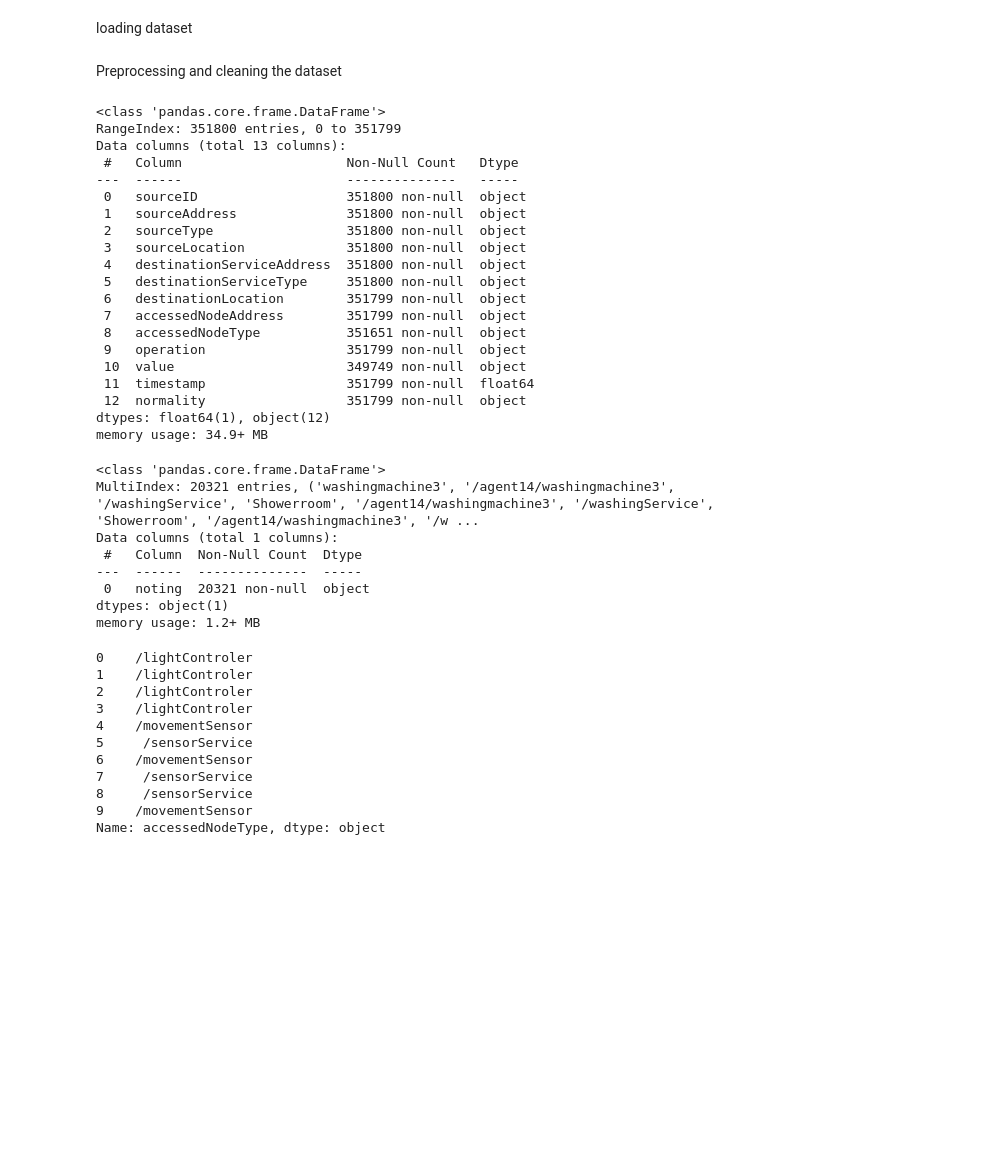
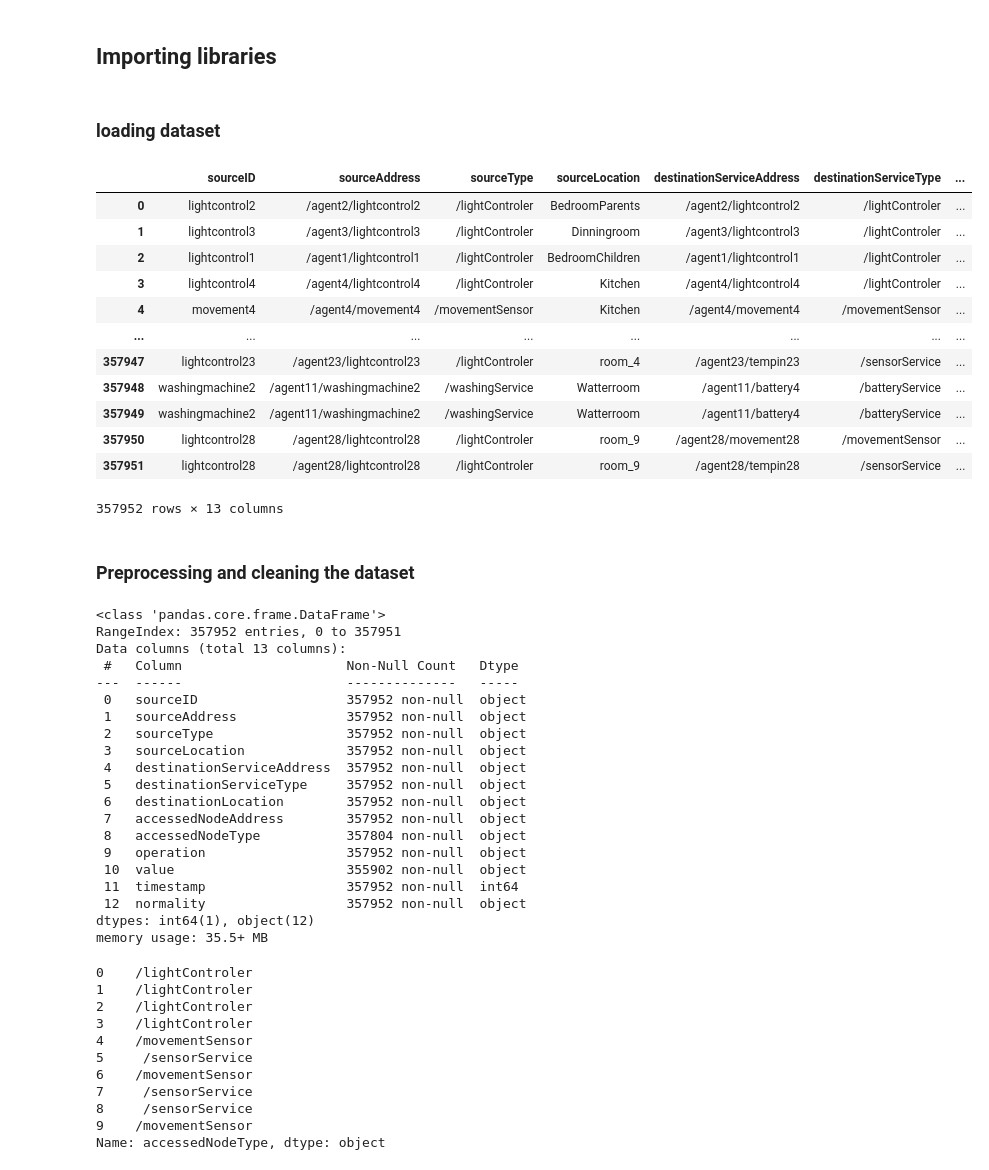
Before and after one commit to SharathHebbar/Anomaly-Detection-in-IoT-Sensors-using-Machine-Learning, a Jupyter notebook: Anamoly_detection_using_ml.ipynb, the cells around one changed output. Cells and saved outputs as stored; diff of their text form; code cells hidden in the pictures; blank space fills up the shorter version.

```diff
--- a/Anamoly_detection_using_ml.ipynb
+++ b/Anamoly_detection_using_ml.ipynb
@@ -5,47 +3,53 @@ Importing libraries
+# %% [markdown]
+## Importing libraries
 # %%
 import numpy as np
 import pandas as pd
-# %% [markdown]
-loading dataset
+# %% [markdown]
+### loading dataset
 # %%
-data1 = pd.read_csv('/mainSimulationAccessTraces.csv')
-data2 = pd.read_csv('/periodicityDataset.csv')
+data1 = pd.read_csv('mainSimulationAccessTraces.csv')
+# %%
+data1
+# %% [output]
+|  | sourceID | sourceAddress | sourceType | sourceLocation | destinationServiceAddress | destinationServiceType | ... |
+| 0 | lightcontrol2 | /agent2/lightcontrol2 | /lightControler | BedroomParents | /agent2/lightcontrol2 | /lightControler | ... |
+| 1 | lightcontrol3 | /agent3/lightcontrol3 | /lightControler | Dinningroom | /agent3/lightcontrol3 | /lightControler | ... |
+| 2 | lightcontrol1 | /agent1/lightcontrol1 | /lightControler | BedroomChildren | /agent1/lightcontrol1 | /lightControler | ... |
+| 3 | lightcontrol4 | /agent4/lightcontrol4 | /lightControler | Kitchen | /agent4/lightcontrol4 | /lightControler | ... |
+| 4 | movement4 | /agent4/movement4 | /movementSensor | Kitchen | /agent4/movement4 | /movementSensor | ... |
+| ... | ... | ... | ... | ... | ... | ... | ... |
+| 357947 | lightcontrol23 | /agent23/lightcontrol23 | /lightControler | room_4 | /agent23/tempin23 | /sensorService | ... |
+| 357948 | washingmachine2 | /agent11/washingmachine2 | /washingService | Watterroom | /agent11/battery4 | /batteryService | ... |
+| 357949 | washingmachine2 | /agent11/washingmachine2 | /washingService | Watterroom | /agent11/battery4 | /batteryService | ... |
+| 357950 | lightcontrol28 | /agent28/lightcontrol28 | /lightControler | room_9 | /agent28/movement28 | /movementSensor | ... |
+| 357951 | lightcontrol28 | /agent28/lightcontrol28 | /lightControler | room_9 | /agent28/tempin28 | /sensorService | ... |
+357952 rows × 13 columns
 # %% [markdown]
-Preprocessing and cleaning the dataset
+### Preprocessing and cleaning the dataset
 # %%
 data1.info()
 # %% [output]
 <class 'pandas.core.frame.DataFrame'>
-RangeIndex: 351800 entries, 0 to 351799
+RangeIndex: 357952 entries, 0 to 357951
 Data columns (total 13 columns):
  #   Column                     Non-Null Count   Dtype
 ---  ------                     --------------   -----
- 0   sourceID                   351800 non-null  object
- 1   sourceAddress              351800 non-null  object
- 2   sourceType                 351800 non-null  object
- 3   sourceLocation             351800 non-null  object
- 4   destinationServiceAddress  351800 non-null  object
- 5   destinationServiceType     351800 non-null  object
- 6   destinationLocation        351799 non-null  object
- 7   accessedNodeAddress        351799 non-null  object
- 8   accessedNodeType           351651 non-null  object
- 9   operation                  351799 non-null  object
- 10  value                      349749 non-null  object
- 11  timestamp                  351799 non-null  float64
- 12  normality                  351799 non-null  object
-dtypes: float64(1), object(12)
-memory usage: 34.9+ MB
+ 0   sourceID                   357952 non-null  object
+ 1   sourceAddress              357952 non-null  object
+ 2   sourceType                 357952 non-null  object
+ 3   sourceLocation             357952 non-null  object
+ 4   destinationServiceAddress  357952 non-null  object
+ 5   destinationServiceType     357952 non-null  object
+ 6   destinationLocation        357952 non-null  object
+ 7   accessedNodeAddress        357952 non-null  object
+ 8   accessedNodeType           357804 non-null  object
+ 9   operation                  357952 non-null  object
+ 10  value                      355902 non-null  object
+ 11  timestamp                  357952 non-null  int64
+ 12  normality                  357952 non-null  object
+dtypes: int64(1), object(12)
+memory usage: 35.5+ MB
-# %%
-data2.info()
-# %% [output]
-<class 'pandas.core.frame.DataFrame'>
-MultiIndex: 20321 entries, ('washingmachine3', '/agent14/washingmachine3', '/washingService', 'Showerroom', '/agent14/washingmachine3', '/washingService', 'Showerroom', '/agent14/washingmachine3', '/w ...
-Data columns (total 1 columns):
- #   Column  Non-Null Count  Dtype
----  ------  --------------  -----
- 0   noting  20321 non-null  object
-dtypes: object(1)
-memory usage: 1.2+ MB
 # %%
 data1['accessedNodeType'].head(10)
 # %% [output]
```
Also changed, not shown: parts of 65 cells of this notebook, 2 other files.
